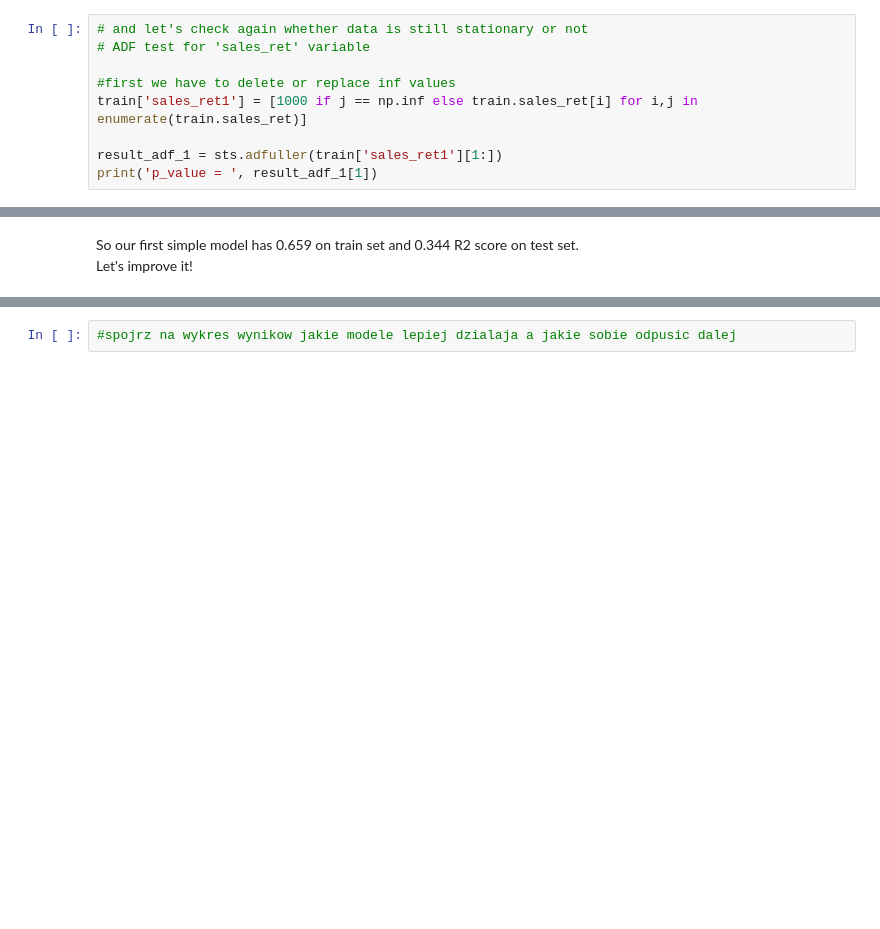
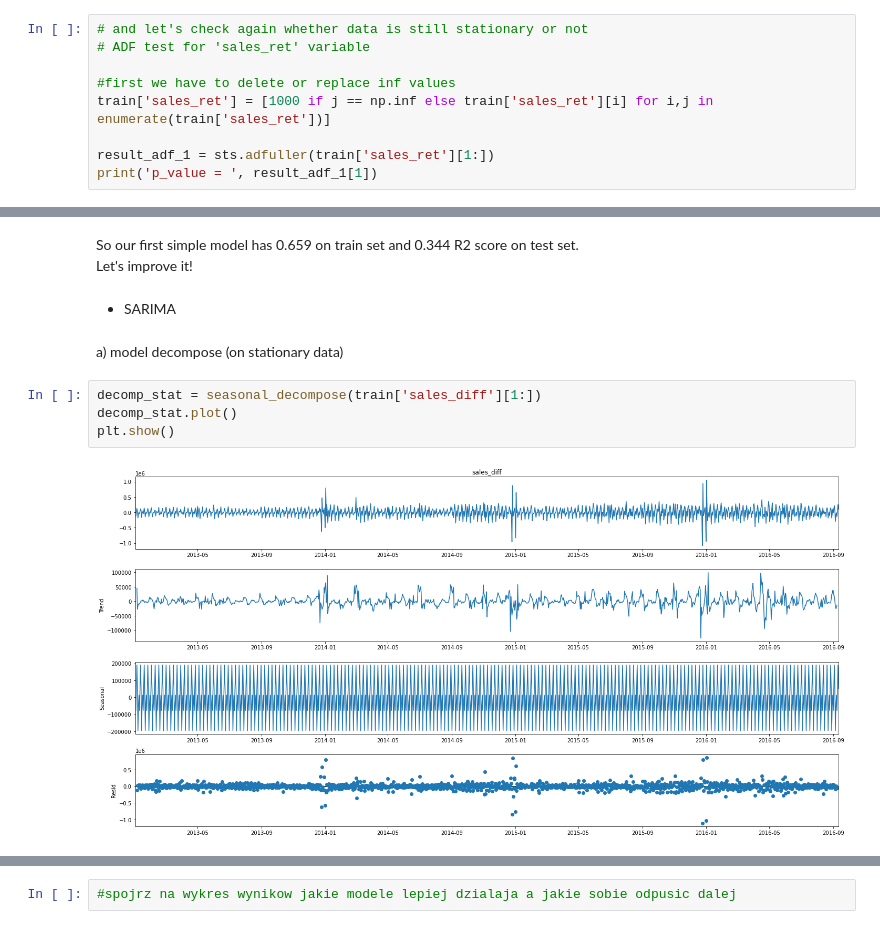
Before and after one commit to dtararuj/stores-sales-foreacast, a Jupyter notebook: preprocessing.ipynb, the cells around one changed output, grey strips where cells are left out. Drawn from its saved outputs; the diff is of its cells as text; blank space fills up the shorter version.

Commit message:
before prophet models

```diff
--- a/preprocessing.ipynb
+++ b/preprocessing.ipynb
@@ -387,9 +414,9 @@ train
 # ADF test for 'sales_ret' variable
 
 #first we have to delete or replace inf values
-train['sales_ret1'] = [1000 if j == np.inf else train.sales_ret[i] for i,j in enumerate(train.sales_ret)]
+train['sales_ret'] = [1000 if j == np.inf else train['sales_ret'][i] for i,j in enumerate(train['sales_ret'])]
 
-result_adf_1 = sts.adfuller(train['sales_ret1'][1:])
+result_adf_1 = sts.adfuller(train['sales_ret'][1:])
 print('p_value = ', result_adf_1[1])
 # %% [output]
 p_value =  1.248091531370811e-26
@@ -783,3 +812,13 @@ R2 score test is:  0.344
 # %% [markdown]
 So our first simple model has 0.659 on train set and 0.344 R2 score on test set.
 Let's improve it!
+# %% [markdown]
+- SARIMA
+# %% [markdown]
+ a) model decompose (on stationary data)
+# %%
+decomp_stat = seasonal_decompose(train['sales_diff'][1:])
+decomp_stat.plot()
+plt.show()
+# %% [output]
+[figure, added]
```
Also changed, not shown: parts of 60 cells of this notebook.
